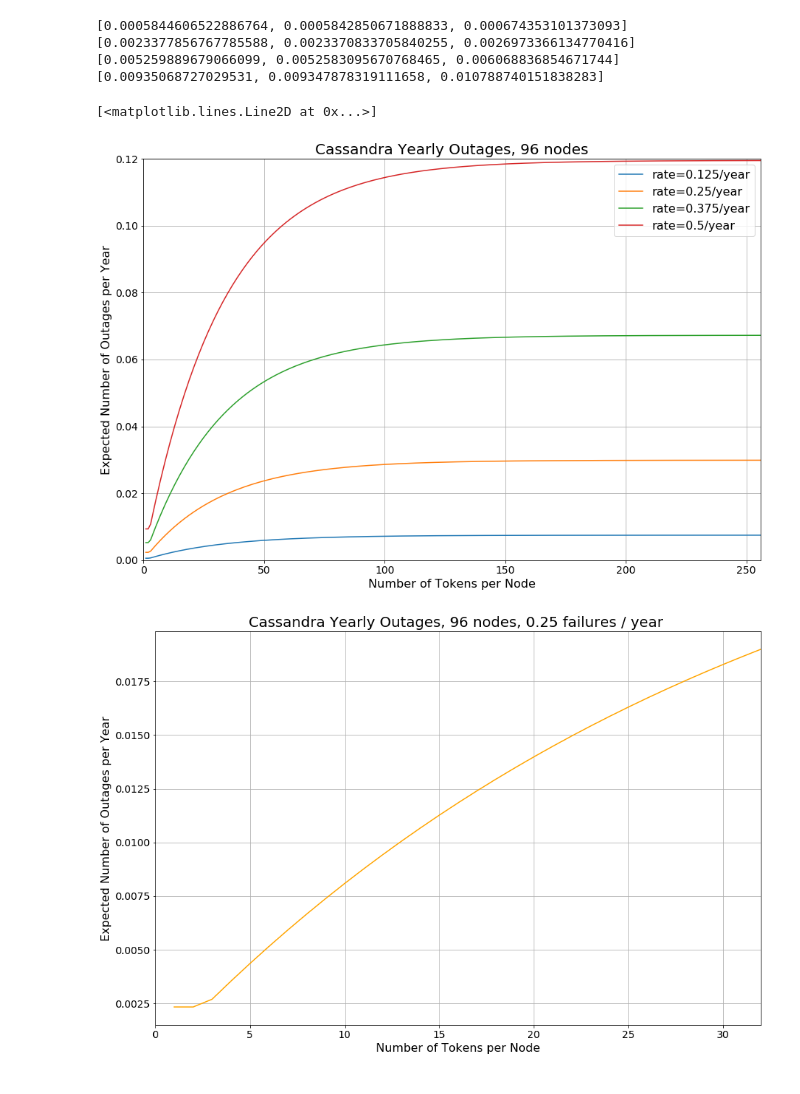
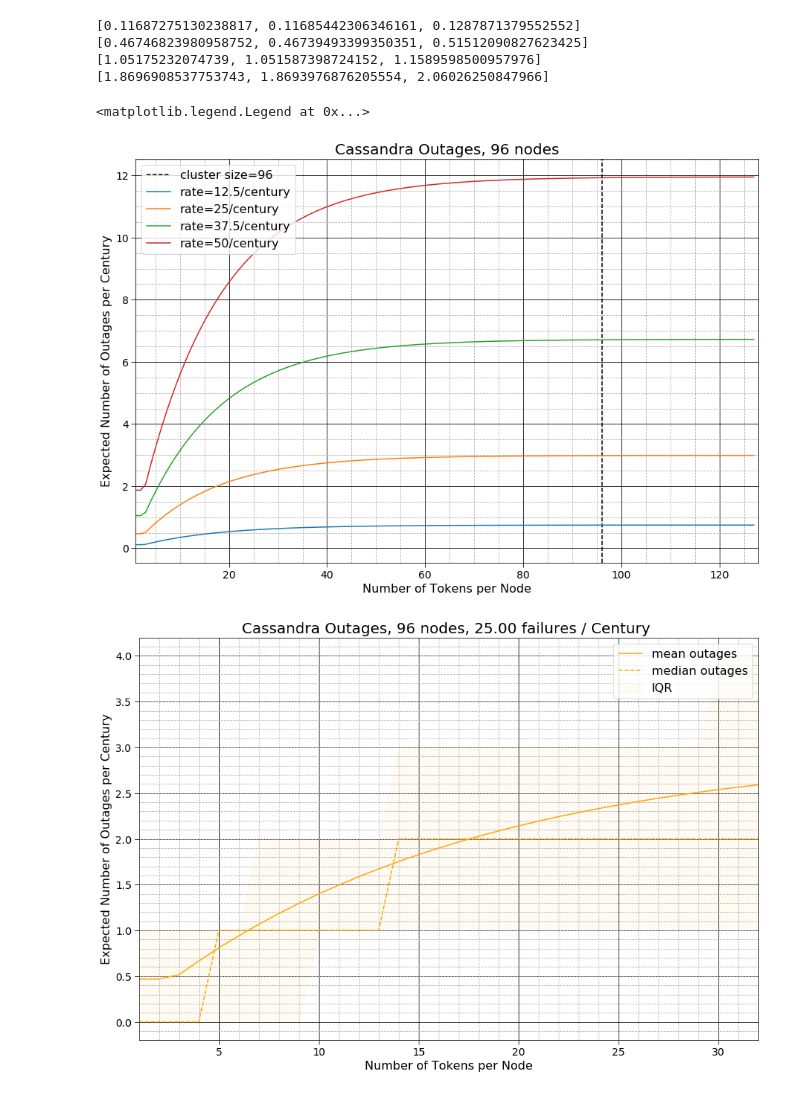
Before and after one commit to jolynch/performance-analysis, a Jupyter notebook: notebooks/cassandra_availability/cassandra_availability.ipynb, the cells around one changed output. Drawn from its saved outputs; the diff is of its cells as text; code cells hidden in the pictures.

```diff
--- a/notebooks/cassandra_availability/cassandra_availability.ipynb
+++ b/notebooks/cassandra_availability/cassandra_availability.ipynb
@@ -84,39 +115,55 @@ Neighbors for 256 vnodes: 63.9798444518
 # %%
 plt.figure(figsize=(15,10))
-plt.title("Cassandra Yearly Outages, {0} nodes".format(nodes, arate * year), fontsize=20)
-plt.ylabel("Expected Number of Outages per Year", fontsize=16)
+plt.title("Cassandra Outages, {0} nodes".format(nodes), fontsize=20)
+plt.ylabel("Expected Number of Outages per Century", fontsize=16)
 plt.xlabel("Number of Tokens per Node", fontsize=16)
-plt.xlim(0, 256)
-plt.ylim(0, 0.12)
-plt.gca().grid(True)
-plt.tick_params(axis='both', which='major', labelsize=14)
+plt.xlim(1, 128)
+plt.axvline(x=96, color='k', linestyle='--', label='cluster size={0}'.format(nodes))
+plt.gca().grid(True, which='major', linestyle='-', color='k')
+plt.gca().grid(True, which='minor', linestyle='--')
+plt.gca().yaxis.set_minor_locator(matplotlib.ticker.AutoMinorLocator(4))
+plt.gca().xaxis.set_minor_locator(matplotlib.ticker.AutoMinorLocator(4))
+plt.tick_params(axis='both', which='major', labelsize=14, length=6)
+plt.tick_params(axis='both', which='minor', length=0)
 
-num_vnodes = range(1, 257)
-rates = [x / year for x in (0.125, 0.250, 0.375, 0.5)]
+num_vnodes = range(1, 128)
+rates = [12.5, 25, 37.5, 50]
 for rate in rates:
     outages = []
     for vnode in num_vnodes:
         outages.append(compute_outage(vnode, rate, nodes, rf, bw_in, bw_out))
     print(outages[:3])
-    plt.plot(num_vnodes, outages, label="rate={0}/year".format(rate*year))
+    plt.plot(num_vnodes, outages, label="rate={0}/century".format(rate))
 plt.legend(fontsize=16)
 
-outages = [compute_outage(v, arate, nodes, rf, bw_in, bw_out) for v in num_vnodes]
+outages = [outage_stats(v, arate, nodes, rf, bw_in, bw_out) for v in num_vnodes[:32]]
+outage_mean = [o[0] for o in outages]
+outage_lower = [o[1][0] for o in outages]
+outage_upper = [o[1][1] for o in outages]
+outage_median = [o[2] for o in outages]
+
 plt.figure(figsize=(15,10))
 plt.title(
-    "Cassandra Yearly Outages, {0} nodes, {1:.2f} failures / year ".format(
-        nodes, arate * year), fontsize=20)
-plt.ylabel("Expected Number of Outages per Year", fontsize=16)
+    "Cassandra Outages, {0} nodes, {1:.2f} failures / Century ".format(
+        nodes, arate), fontsize=20)
+plt.ylabel("Expected Number of Outages per Century", fontsize=16)
 plt.xlabel("Number of Tokens per Node", fontsize=16)
-plt.xlim(0, 32)
-plt.gca().grid(True)
-plt.tick_params(axis='both', which='major', labelsize=14)
-plt.plot(num_vnodes[:32], outages[:32], color='orange')
+plt.xlim(1, 32)
+plt.gca().grid(True, which='major', linestyle='-', color='k')
+plt.gca().grid(True, which='minor', linestyle='--')
+plt.gca().yaxis.set_minor_locator(matplotlib.ticker.AutoMinorLocator(5))
+plt.gca().xaxis.set_minor_locator(matplotlib.ticker.AutoMinorLocator(5))
+plt.tick_params(axis='both', which='major', labelsize=14, length=6)
+plt.tick_params(axis='both', which='minor', length=0)
+plt.plot(num_vnodes[:32], outage_mean, color='orange', label='mean outages')
+plt.plot(num_vnodes[:32], outage_median, color='orange', label='median outages', linestyle='--')
+plt.fill_between(num_vnodes[:32], outage_lower, outage_upper, color='orange', alpha=0.05, label='IQR')
+plt.legend(fontsize=16)
 # %% [output]
-[0.0005844606522886764, 0.0005842850671888833, 0.000674353101373093]
-[0.0023377856767785588, 0.0023370833705840255, 0.0026973366134770416]
-[0.005259889679066099, 0.0052583095670768465, 0.006068836854671744]
-[0.00935068727029531, 0.009347878319111658, 0.010788740151838283]
+[0.11687275130238817, 0.11685442306346161, 0.1287871379552552]
+[0.46746823980958752, 0.46739493399350351, 0.51512090827623425]
+[1.05175232074739, 1.051587398724152, 1.1589598500957976]
+[1.8696908537753743, 1.8693976876205554, 2.06026250847966]
-[<matplotlib.lines.Line2D at 0x...>]
+<matplotlib.legend.Legend at 0x...>
-[figure, old version]
+[figure, new version]
-[figure, old version]
+[figure, new version]
```
Also changed, not shown: parts of 5 cells of this notebook, 1 other file.
